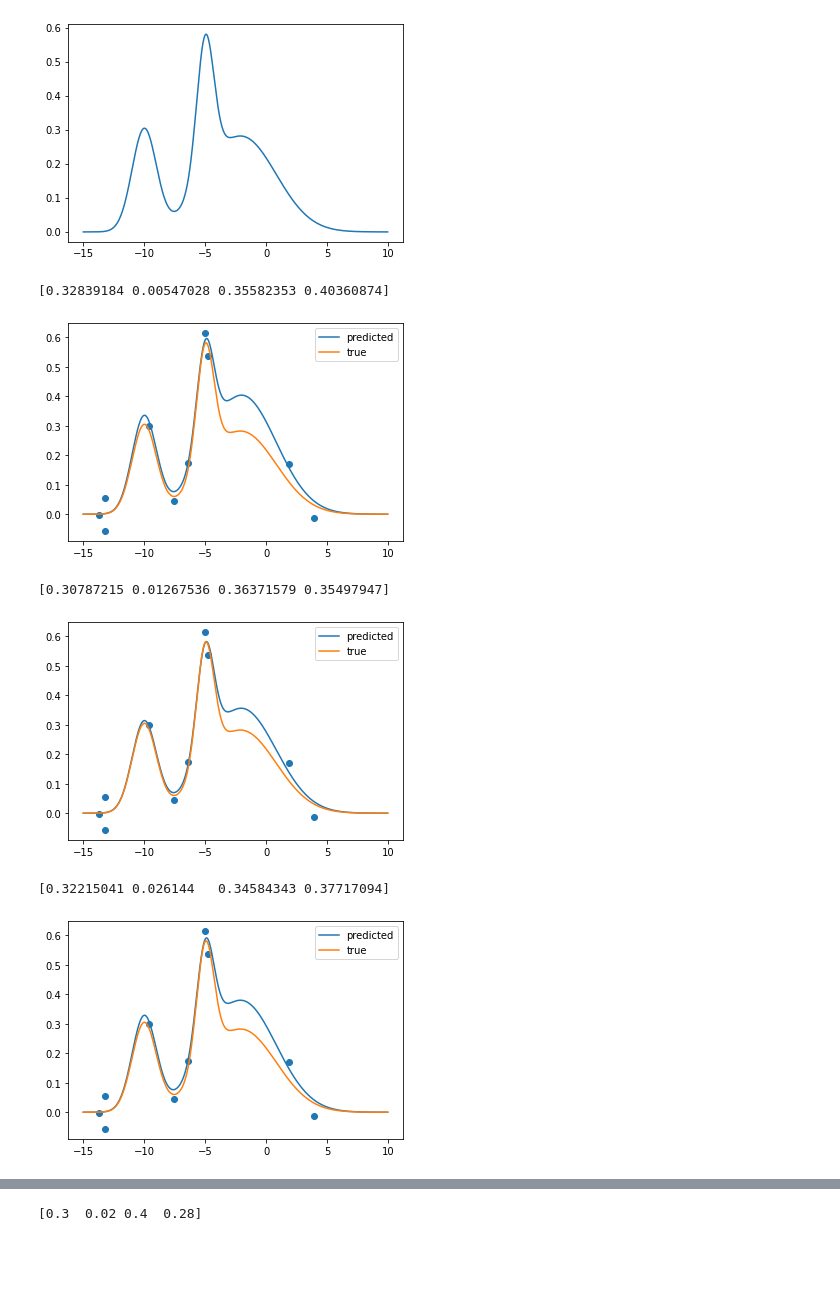
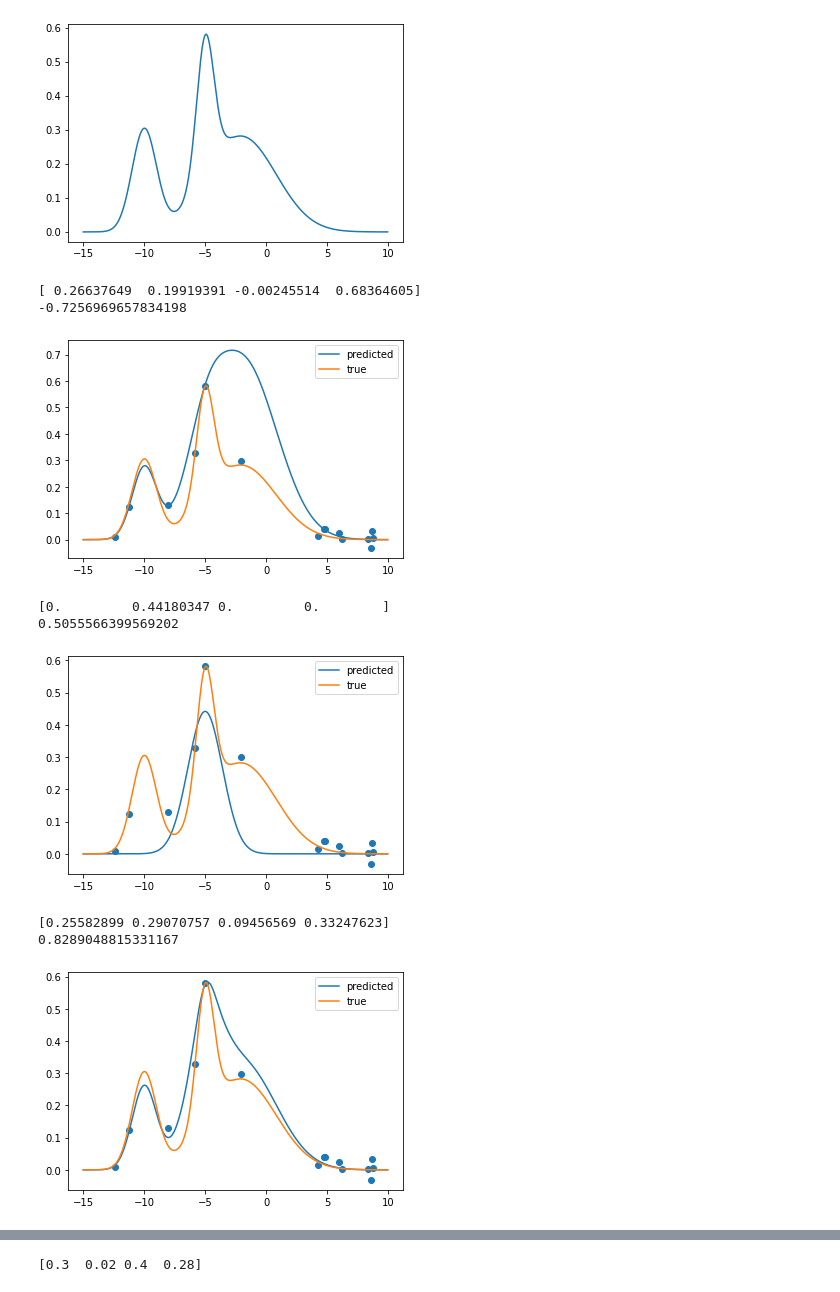
Before and after one commit to remag2069/SOP, a Jupyter notebook: new.ipynb, the cells around one changed output, grey strips where cells are left out. Saved outputs shown, nothing was run; the diff lists cells and outputs as text; code cells hidden in the pictures; blank space fills up the shorter version.

```diff
--- a/new.ipynb
+++ b/new.ipynb
@@ -18,7 +18,7 @@ import numpy as np
 n=1000
 start=-15
 end=10
-NOISE = 1 # noise coeff
+NOISE = 0.5 # noise coeff
 
 # distributions (gaussian)
 
@@ -70,4 +70,6 @@ plt.plot(x,y)
 # %% [output]
 [<matplotlib.lines.Line2D at 0x...>]
 [figure]
+# %%
+LOAD=False
 # %%
@@ -91,51 +106,74 @@ for t_y in train_y:
 from sklearn import linear_model
 train_data_x=np.array(train_data_x)
 train_data_y=np.array(train_data_y)
+test_data_x=train_data_x[10:]
+test_data_y=train_data_y[10:]
+train_data_x=train_data_x[:10]
+train_data_y=train_data_y[:10]
+
 # # reg = linear_model.LinearRegression()
 # reg = linear_model.Lasso(alpha=0.001)
 # # reg = linear_model.Ridge(alpha=0.01)
 # reg.fit(train_data_x, train_data_y)
 # # reg.score(X, y)
 # print(reg.coef_)
+# %%
+SAVE=False
 # %%
+if SAVE:
+    np.save(".\data\simulated\graphs.npy",np.array(graphs))
+    np.save(".\data\simulated\data_points.npy",np.array([train_x,train_y]))
+
 reg = linear_model.LinearRegression()
 reg.fit(train_data_x, train_data_y)
 print(reg.coef_)
+print(reg.score(test_data_x, test_data_y))
 y_new=plotter(graphs,x,list(reg.coef_))
 plt.plot(x,y_new, label="predicted")
 plt.plot(x,y, label="true")
-plt.scatter(train_x,train_data_y)
+plt.scatter(train_x,train_y)
 plt.legend()
+if SAVE:
+    plt.savefig('.\pic\Linear_reg.png',dpi=1200)
 plt.show()
 
 ##
-reg = linear_model.Lasso(alpha=0.001)
+reg = linear_model.Lasso(alpha=0.01)
 reg.fit(train_data_x, train_data_y)
 print(reg.coef_)
+print(reg.score(test_data_x, test_data_y))
 y_new=plotter(graphs,x,list(reg.coef_))
 plt.plot(x,y_new, label="predicted")
 plt.plot(x,y, label="true")
-plt.scatter(train_x,train_data_y)
+plt.scatter(train_x,train_y)
 plt.legend()
+if SAVE:
+    plt.savefig('.\pic\Lasso_reg.png',dpi=1200)
 plt.show()
 
 ##
 reg = linear_model.Ridge(alpha=0.01)
 reg.fit(train_data_x, train_data_y)
 print(reg.coef_)
+print(reg.score(test_data_x, test_data_y))
 y_new=plotter(graphs,x,list(reg.coef_))
 plt.plot(x,y_new, label="predicted")
 plt.plot(x,y, label="true")
-plt.scatter(train_x,train_data_y)
+plt.scatter(train_x,train_y)
 plt.legend()
+if SAVE:
+    plt.savefig('.\pic\Ridge_reg.png',dpi=1200)
 plt.show()
 # %% [output]
-[0.32839184 0.00547028 0.35582353 0.40360874]
+[ 0.26637649  0.19919391 -0.00245514  0.68364605]
+-0.7256969657834198
-[figure, old version]
+[figure, new version]
-[0.30787215 0.01267536 0.36371579 0.35497947]
+[0.         0.44180347 0.         0.        ]
+0.5055566399569202
-[figure, old version]
+[figure, new version]
-[0.32215041 0.026144   0.34584343 0.37717094]
+[0.25582899 0.29070757 0.09456569 0.33247623]
+0.8289048815331167
-[figure, old version]
+[figure, new version]
 # %%
 reg.intercept_
 # %% [output]
```
Also changed, not shown: parts of 3 cells of this notebook, 11 other files.
